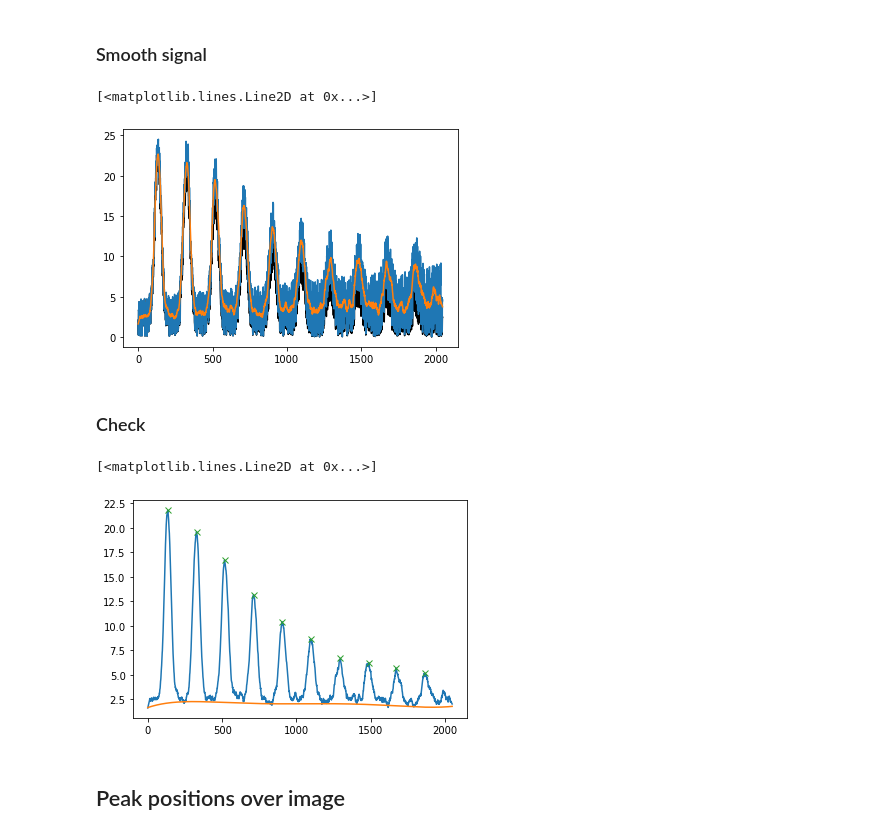
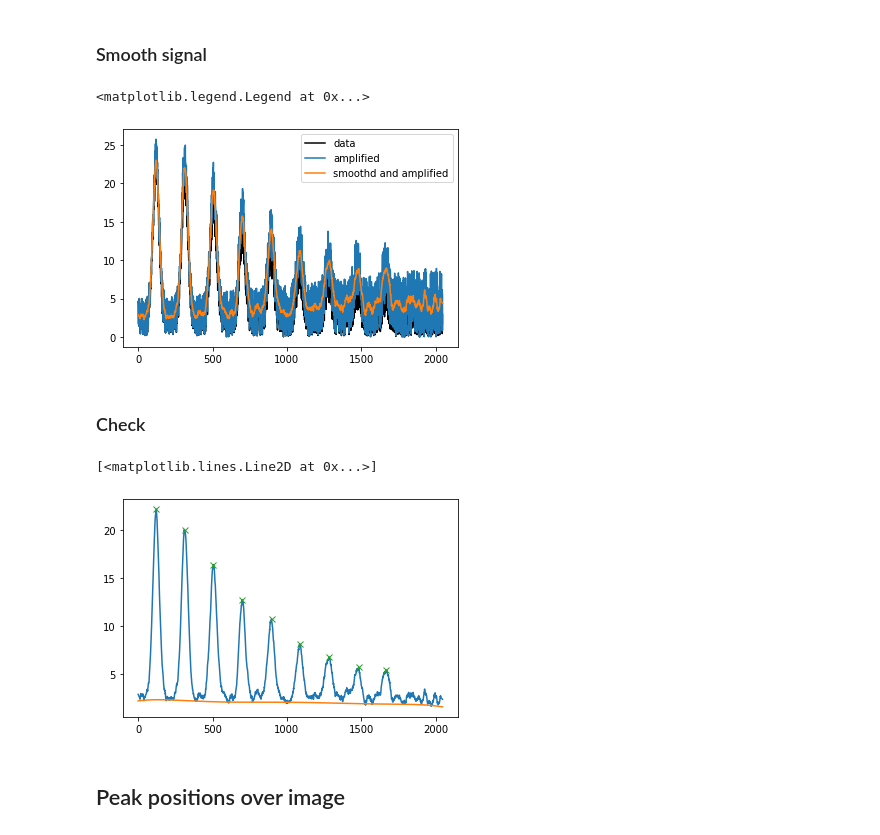
Before and after one commit to queezz/echelle_spectra, a Jupyter notebook: src/echelle_spectra/examples/1.1_Cutting_Pattern_Synthetic.ipynb, the cells around one changed output. Drawn from its saved outputs; the diff is of its cells as text; code cells hidden in the pictures.

```diff
--- a/src/echelle_spectra/examples/1.1_Cutting_Pattern_Synthetic.ipynb
+++ b/src/echelle_spectra/examples/1.1_Cutting_Pattern_Synthetic.ipynb
@@ -25,12 +25,18 @@ def gauss_fn(x, height, position, width):
     return height * np.exp(-((x - position) / width) ** 2)
 # %%
 # image size in pixels
-nx, ny = [2048, 2048]
-image = np.zeros((nx, ny))
+nx, ny = [1048, 2048]
+# in numpy arra vertical is first,
+# and horizontal - second axis.
+# so if we name horizontal axis X,
+# and vertical Y, we must use np.zeros(Y,X)
+image = np.zeros((ny, nx))
 
 # generating order pattern
 x = np.arange(nx)
-o = np.arange(10)  # order numbers represented by individual curves
+# number of orders
+nord = 9
+o = np.arange(nord)
 c = 3e-5  # curvature of each curve
 x_c = 300  # central symmetry point in x
 y_b = 120  # bottom point of the first curve in y
@@ -55,7 +61,7 @@ for j, p in enumerate(pt):
             gauss_fn(profy, vv[j] * intensity[i], 1, 0.3)
 
 # add noise
-image += np.random.rand(nx, ny) * 5
+image += np.random.rand(ny, nx) * 5
 scale = 1
 plt.imshow(image, origin="lower", cmap="binary")
 # norm=mpl.colors.LogNorm(image.min(), image.max() * scale))
@@ -71,29 +77,31 @@ it is better to amplify weak intensities. Here, select this `amplifier` function
 # %% [markdown]
 ### Smooth signal
 # %%
-x = np.arange(nx)
-y=image[:, 1000]
+x = np.arange(ny)
+slice_y_at = 550
+y=image[:,slice_y_at]
 ysm = savgol_filter(y, 21, 1)
 amp = np.exp(3e-4 * x) # amplify weak signal for higher orders
-plt.plot(y, 'k')
-plt.plot(y * amp)
-plt.plot(ysm * amp)
+plt.plot(y, 'k',label='data')
+plt.plot(y * amp,label='amplified')
+plt.plot(ysm * amp,label='smoothd and amplified')
+plt.legend()
 # %% [output]
-[<matplotlib.lines.Line2D at 0x...>]
+<matplotlib.legend.Legend at 0x...>
-[figure, old version]
+[figure, new version]
 # %% [markdown]
 ### Check
 # %%
 # calculate baseline
 base = peakutils.baseline(ysm, 6)
 # adjust parameters for correct peak detection
-ind = peakutils.indexes(ysm-base, thres=.1, min_dist=80)
+ind = peakutils.indexes(ysm-base, thres=.13, min_dist=150)
 plt.plot(ysm)
 plt.plot(base)
 plt.plot(ind, ysm[ind], 'x')
 # %% [output]
 [<matplotlib.lines.Line2D at 0x...>]
-[figure, old version]
+[figure, new version]
 # %% [markdown]
 ## Peak positions over image
 # %%
```
Also changed, not shown: parts of 3 cells of this notebook, 17 other files.
